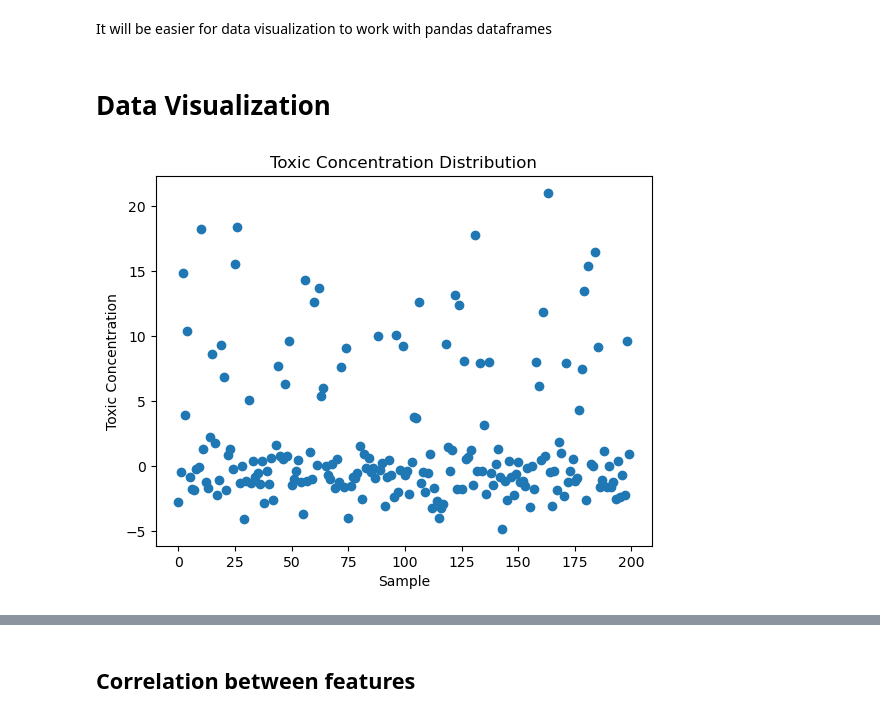
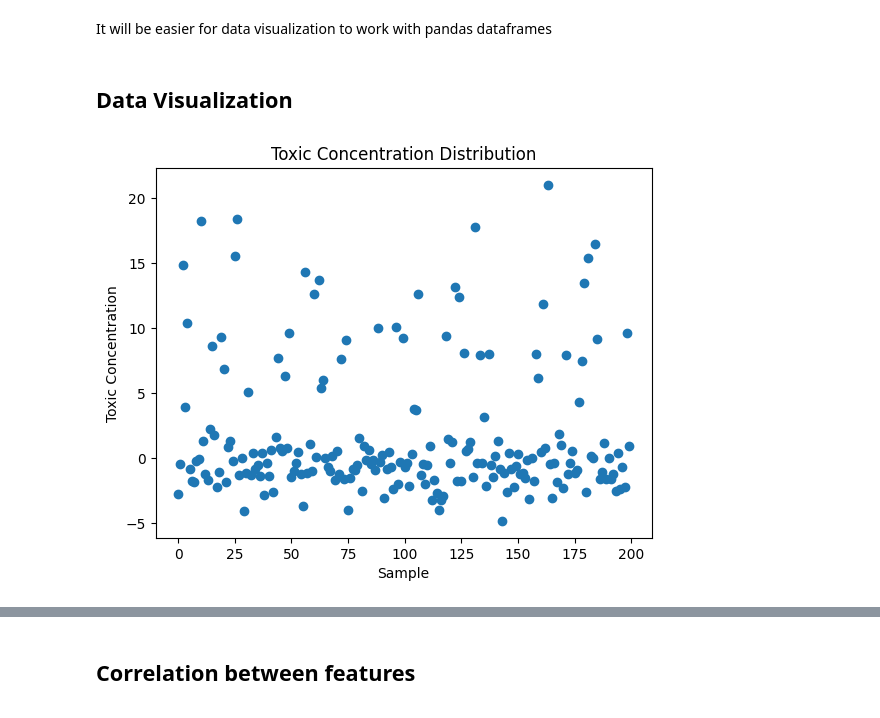
Before and after one commit to Seb65789/Lisboa-Machine-Learning-Project, a Jupyter notebook: linear_regression.ipynb, the cells around one changed output, grey strips where cells are left out. Drawn from its saved outputs; the diff is of its cells as text; code cells hidden in the pictures.

```diff
--- a/linear_regression.ipynb
+++ b/linear_regression.ipynb
@@ -39,12 +40,12 @@ df_X_train.columns = column_names_X
 df_y_train.columns = column_names_y
 df_X_test.columns = column_names_X_test
 # %% [markdown]
-# Data Visualization
+## Data Visualization
 # %%
-plt.scatter(range(0,df_X_train.shape[0]), df_y_train['toxic_concentration'])
+plt.scatter(range(0,200), y_train)
 plt.title('Toxic Concentration Distribution')
 plt.ylabel('Toxic Concentration')
 plt.xlabel('Sample')
 plt.show()
 # %% [output]
-[figure, old version]
+[figure, new version]
```
Also changed, not shown: parts of 72 cells of this notebook.
